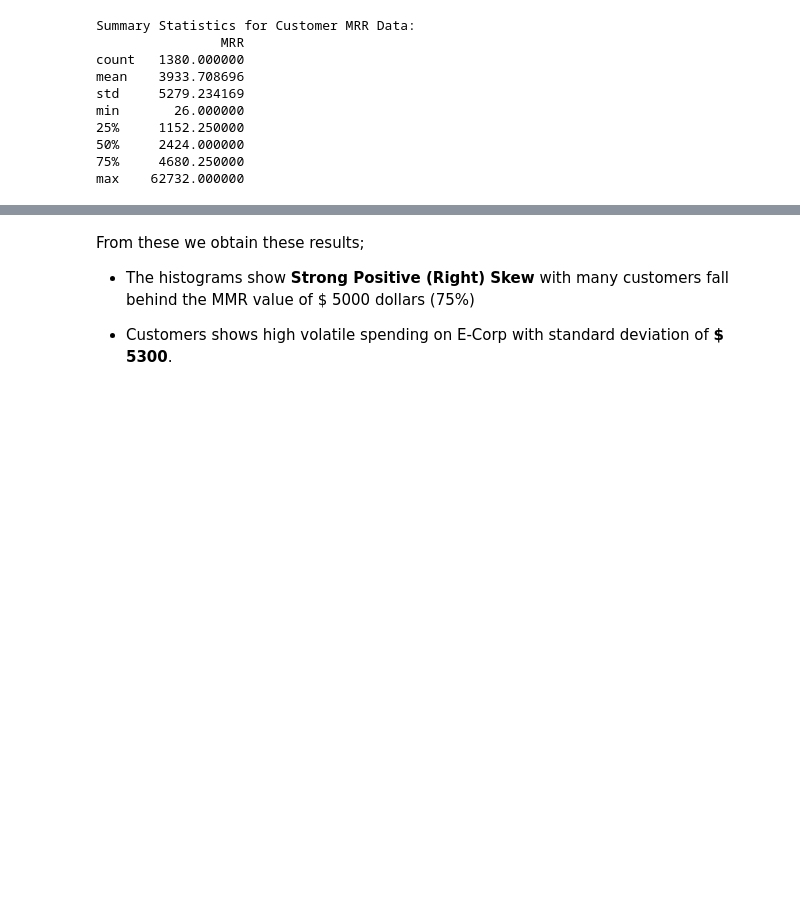
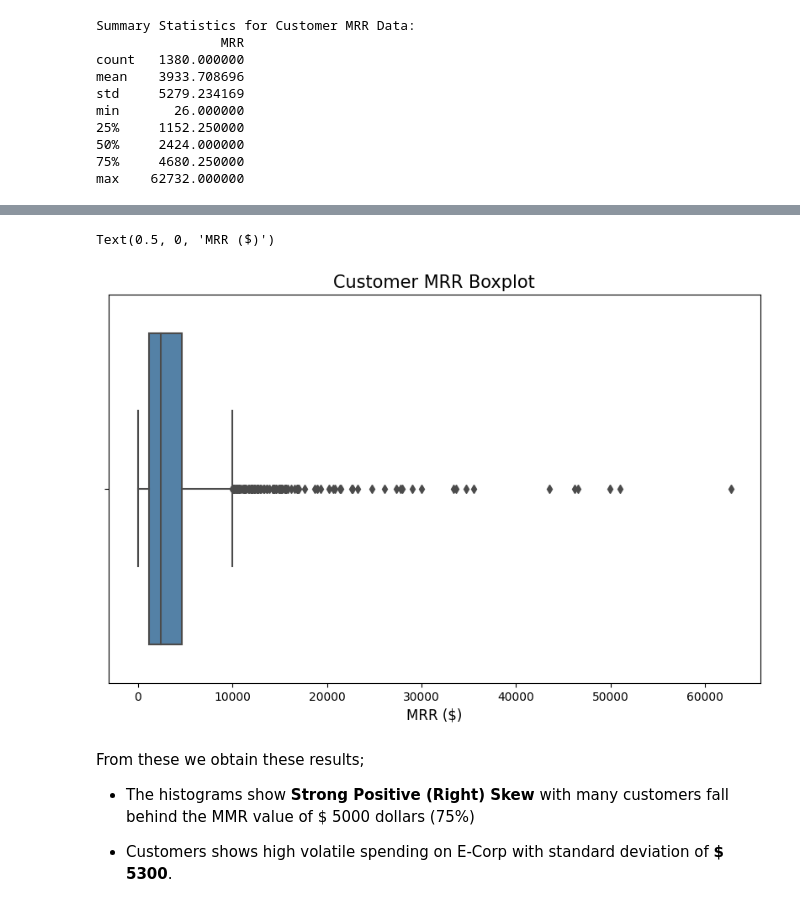
Before and after one commit to egemertgulderen/HacettepeHack, a Jupyter notebook: sample.ipynb, the cells around one changed output, grey strips where cells are left out. Cells and saved outputs as stored; diff of their text form; code cells hidden in the pictures; blank space fills up the shorter version.

```diff
--- a/sample.ipynb
+++ b/sample.ipynb
@@ -263,3 +274,15 @@ plt.show()
+# %%
+plt.figure(figsize=(10, 6))
+sns.boxplot(x=customer_mrr_df['MRR'], color='steelblue')
+
+# Customizing the plot
+plt.title('Customer MRR Boxplot', fontsize=15)
+plt.xlabel('MRR ($)', fontsize=12)
+
+# Display the plot
+# %% [output]
+Text(0.5, 0, 'MRR ($)')
+[figure, added]
 # %% [markdown]
 From these we obtain these results;
 
```
Also changed, not shown: parts of 32 cells of this notebook.
